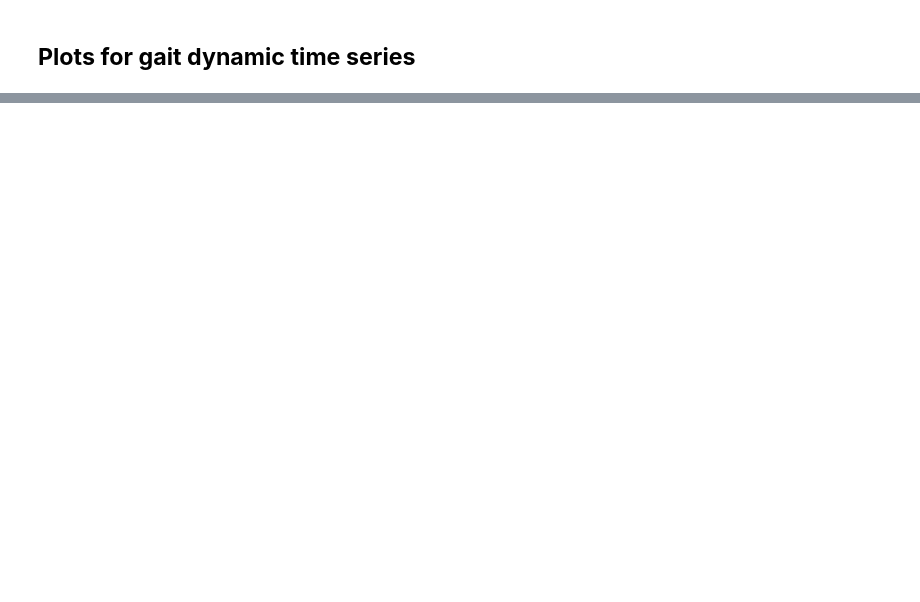
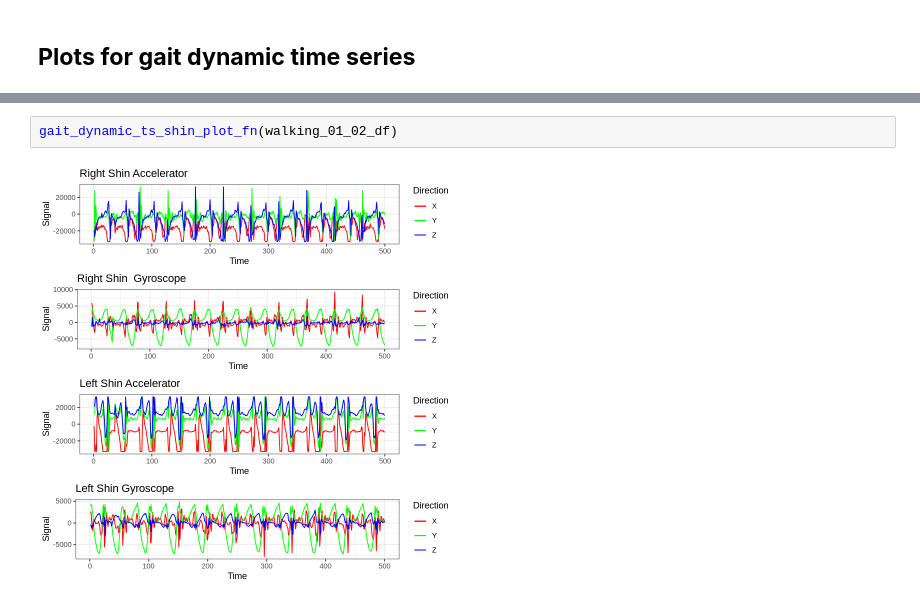
Before and after one commit to ormorteey/STA-250-Project, a Jupyter notebook: STA_250_[R]_Computational_Statistics.ipynb, the cells around one changed output, grey strips where cells are left out. Saved outputs shown, nothing was run; the diff lists cells and outputs as text; blank space fills up the shorter version.

```diff
--- a/STA_250_[R]_Computational_Statistics.ipynb
+++ b/STA_250_[R]_Computational_Statistics.ipynb
@@ -100,0 +229,4 @@ grid.arrange(p_acc_rf, p_gyro_rf, p_acc_lf, p_gyro_lf, ncol = 1)
+# %%
+gait_dynamic_ts_shin_plot_fn(walking_01_02_df)
+# %% [output]
+[figure, added]
```
Also changed, not shown: parts of 17 cells of this notebook.
